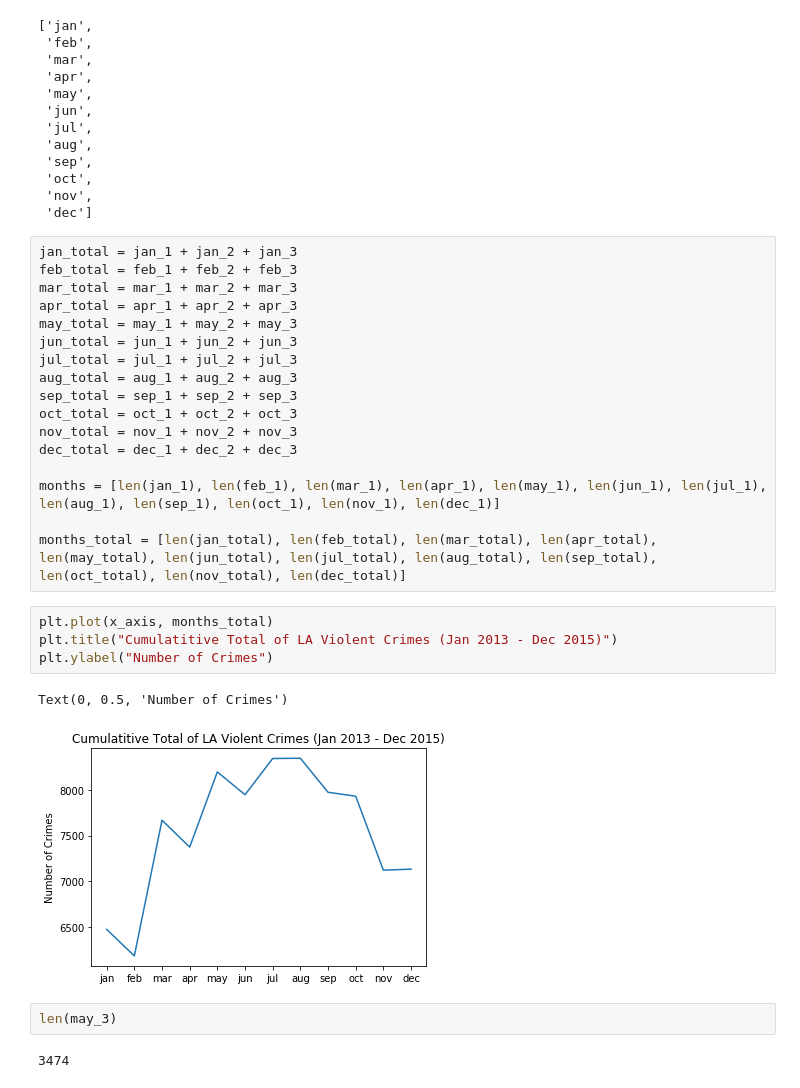
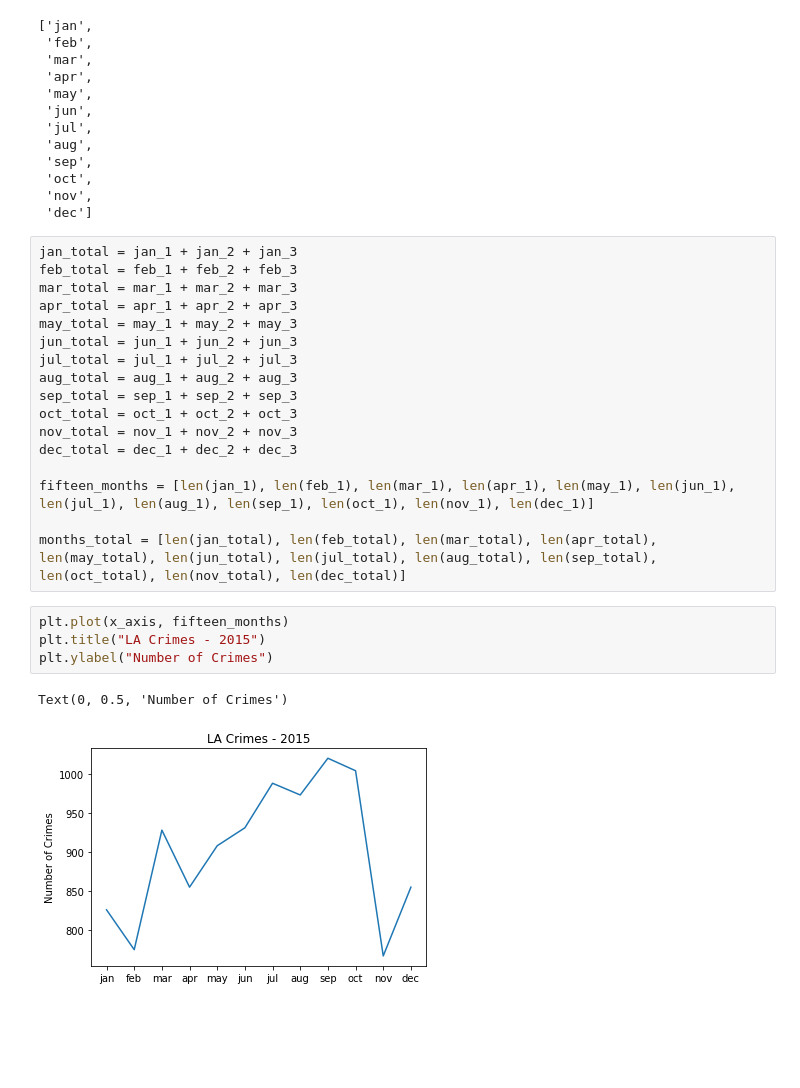
Before and after one commit to markmessick/nyc-crime-analysis, a Jupyter notebook: LA_stuff.ipynb, the cells around one changed output. Drawn from its saved outputs; the diff is of its cells as text; blank space fills up the shorter version.

```diff
--- a/LA_stuff.ipynb
+++ b/LA_stuff.ipynb
@@ -286,17 +286,13 @@ oct_total = oct_1 + oct_2 + oct_3
 nov_total = nov_1 + nov_2 + nov_3
 dec_total = dec_1 + dec_2 + dec_3
 
-months = [len(jan_1), len(feb_1), len(mar_1), len(apr_1), len(may_1), len(jun_1), len(jul_1), len(aug_1), len(sep_1), len(oct_1), len(nov_1), len(dec_1)]
+fifteen_months = [len(jan_1), len(feb_1), len(mar_1), len(apr_1), len(may_1), len(jun_1), len(jul_1), len(aug_1), len(sep_1), len(oct_1), len(nov_1), len(dec_1)]
 
 months_total = [len(jan_total), len(feb_total), len(mar_total), len(apr_total), len(may_total), len(jun_total), len(jul_total), len(aug_total), len(sep_total), len(oct_total), len(nov_total), len(dec_total)]
 # %%
-plt.plot(x_axis, months_total)
-plt.title("Cumulatitive Total of LA Violent Crimes (Jan 2013 - Dec 2015)")
+plt.plot(x_axis, fifteen_months)
+plt.title("LA Crimes - 2015")
 plt.ylabel("Number of Crimes")
 # %% [output]
 Text(0, 0.5, 'Number of Crimes')
-[figure, old version]
+[figure, new version]
-# %%
-len(may_3)
-# %% [output]
-3474
```
Also changed, not shown: parts of 1 cell of this notebook, 3 other files.
